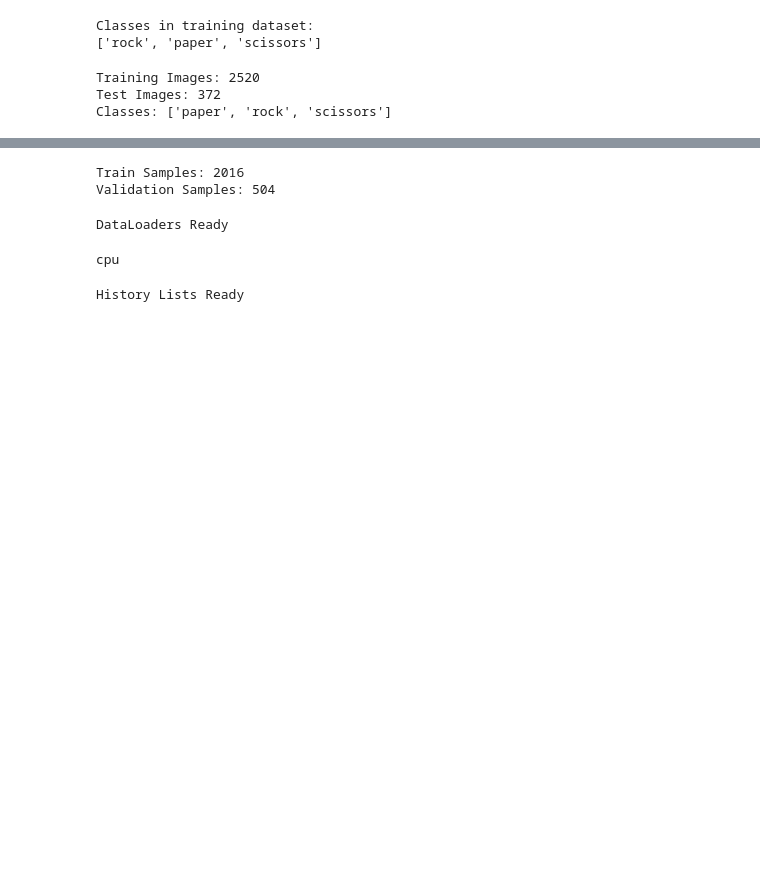
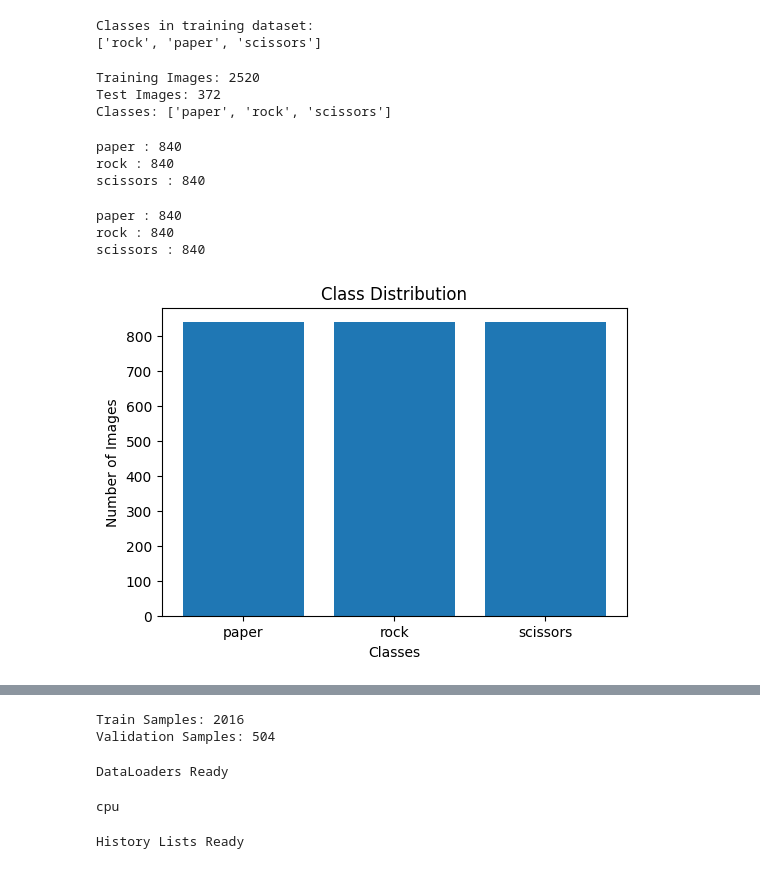
Before and after one commit to aronnaiqbal/220153_CNN-Image-Classification, a Jupyter notebook: 220153_CNN_Image_Classification.ipynb, the cells around one changed output, grey strips where cells are left out. Saved outputs shown, nothing was run; the diff lists cells and outputs as text; code cells hidden in the pictures; blank space fills up the shorter version.

```diff
--- a/220153_CNN_Image_Classification.ipynb
+++ b/220153_CNN_Image_Classification.ipynb
@@ -77,3 +98,50 @@ print("Classes:", train_dataset.classes)
 Training Images: 2520
 Test Images: 372
 Classes: ['paper', 'rock', 'scissors']
+# %%
+from collections import Counter
+
+labels = [label for _, label in train_dataset]
+
+class_counts = Counter(labels)
+
+for idx, count in sorted(class_counts.items()):
+    print(f"{train_dataset.classes[idx]} : {count}")
+# %% [output]
+paper : 840
+rock : 840
+scissors : 840
+# %%
+from collections import Counter
+
+labels = [label for _, label in train_dataset]
+
+class_counts = Counter(labels)
+
+for idx, count in sorted(class_counts.items()):
+    print(f"{train_dataset.classes[idx]} : {count}")
+# %% [output]
+paper : 840
+rock : 840
+scissors : 840
+# %%
+import matplotlib.pyplot as plt
+
+class_names = []
+counts = []
+
+for idx, count in sorted(class_counts.items()):
+    class_names.append(train_dataset.classes[idx])
+    counts.append(count)
+
+plt.figure(figsize=(6,4))
+
+plt.bar(class_names, counts)
+
+plt.title("Class Distribution")
+plt.xlabel("Classes")
+plt.ylabel("Number of Images")
+
+plt.show()
+# %% [output]
+[figure, added]
```
Also changed, not shown: parts of 13 cells of this notebook.
